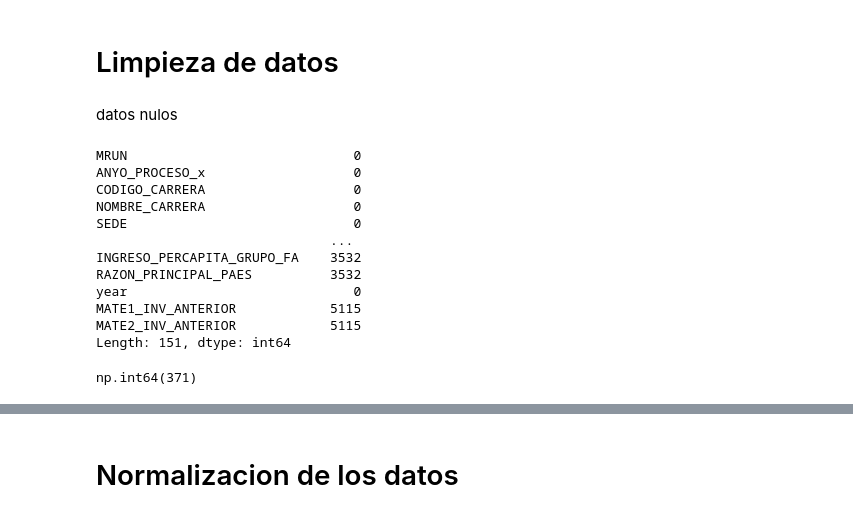
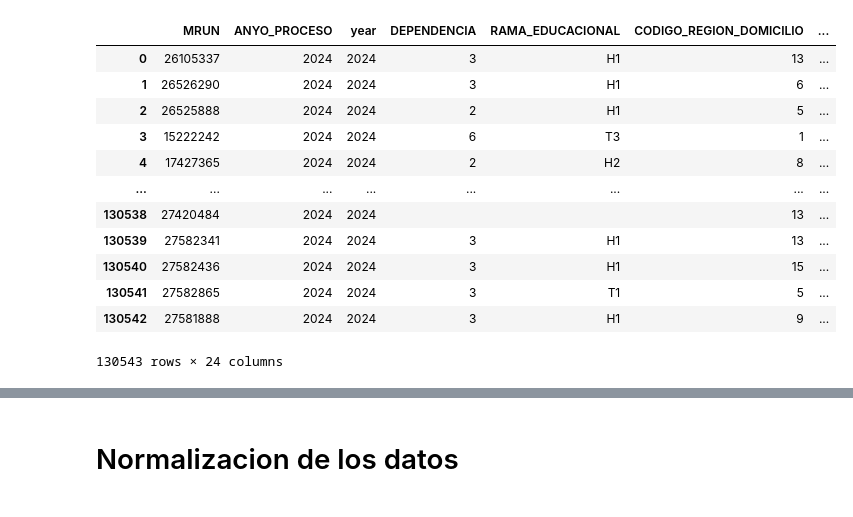
Before and after one commit to camirojasguajardo/trayectorias-educativas-IIC2433, a Jupyter notebook: avance.ipynb, the cells around one changed output, grey strips where cells are left out. Cells and saved outputs as stored; diff of their text form; code cells hidden in the pictures.

```diff
--- a/avance.ipynb
+++ b/avance.ipynb
@@ -10,5 +32,4 @@ from pathlib import Path
 # %%
-# PARAMETROS
-CSV_PATH = "trayectorias_educativas.csv"
+CSV_PATH = os.path.join("data", "trayectorias_educativas.csv")
 SAMPLE_SIZE = 10000
-IQR_MULTIPLIER = 1.5 # Para detección de outliers univariada
+IQR_MULTIPLIER = 1.5
@@ -85,23 +35,0 @@ columnas
-# %% [markdown]
-# Limpieza de datos
-# %% [markdown]
-datos nulos
-# %%
-df.isnull().sum()
-# %% [output]
-MRUN                             0
-ANYO_PROCESO_x                   0
-CODIGO_CARRERA                   0
-NOMBRE_CARRERA                   0
-SEDE                             0
-                              ...
-INGRESO_PERCAPITA_GRUPO_FA    3532
-RAZON_PRINCIPAL_PAES          3532
-year                             0
-MATE1_INV_ANTERIOR            5115
-MATE2_INV_ANTERIOR            5115
-Length: 151, dtype: int64
-# %%
-df['NOMBRE_UNIDAD_EDUC'].isnull().sum()
-# %% [output]
-np.int64(371)
@@ -132,0 +36,17 @@ for col in cols_numericas:
+# %%
+dataset = pd.read_csv(CSV_PATH)
+dataset
+# %% [output]
+|  | MRUN | ANYO_PROCESO | year | DEPENDENCIA | RAMA_EDUCACIONAL | CODIGO_REGION_DOMICILIO | ... |
+| 0 | 26105337 | 2024 | 2024 | 3 | H1 | 13 | ... |
+| 1 | 26526290 | 2024 | 2024 | 3 | H1 | 6 | ... |
+| 2 | 26525888 | 2024 | 2024 | 2 | H1 | 5 | ... |
+| 3 | 15222242 | 2024 | 2024 | 6 | T3 | 1 | ... |
+| 4 | 17427365 | 2024 | 2024 | 2 | H2 | 8 | ... |
+| ... | ... | ... | ... | ... | ... | ... | ... |
+| 130538 | 27420484 | 2024 | 2024 |  |  | 13 | ... |
+| 130539 | 27582341 | 2024 | 2024 | 3 | H1 | 13 | ... |
+| 130540 | 27582436 | 2024 | 2024 | 3 | H1 | 15 | ... |
+| 130541 | 27582865 | 2024 | 2024 | 3 | T1 | 5 | ... |
+| 130542 | 27581888 | 2024 | 2024 | 3 | H1 | 9 | ... |
+130543 rows × 24 columns
```
Also changed, not shown: parts of 18 cells of this notebook.
